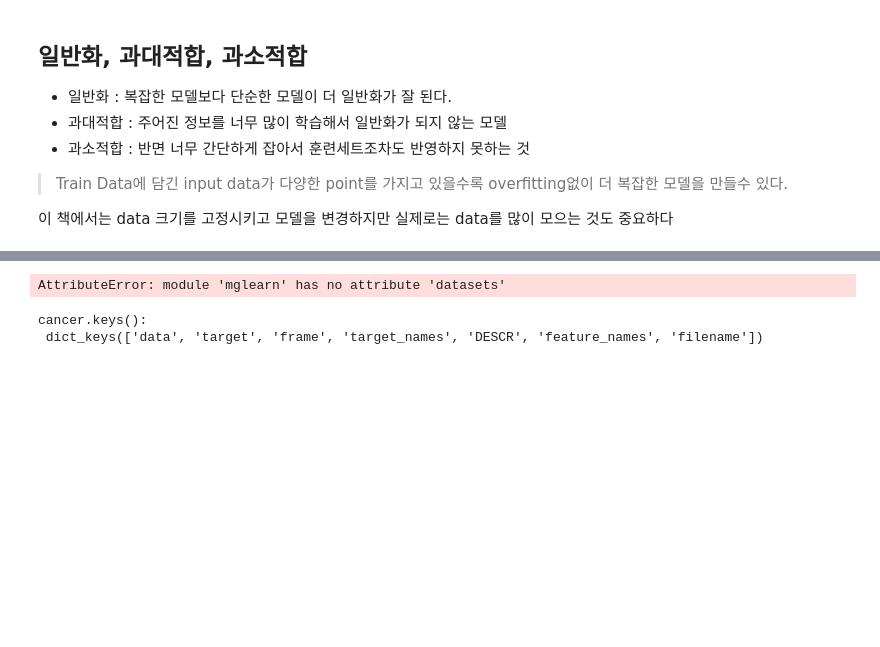
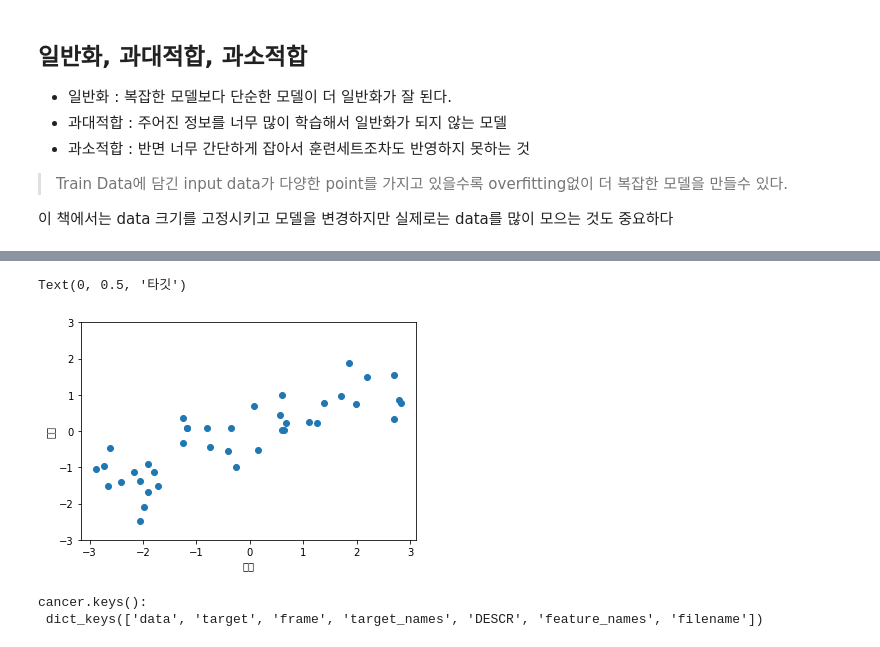
Before and after one commit to chihun-jang/..., a Jupyter notebook: datastudy/2) 지도학습.ipynb, the cells around one changed output, grey strips where cells are left out. Drawn from its saved outputs; the diff is of its cells as text; code cells hidden in the pictures; blank space fills up the shorter version.

```diff
--- a/datastudy/2) 지도학습.ipynb
+++ b/datastudy/2) 지도학습.ipynb
@@ -37,11 +37,12 @@ AttributeError: module 'mglearn' has no attribute 'datasets'
 # %%
 X, y = mglearn.datasets.make_wave(n_samples=40)
-plt.plog(X,y,"o")
+plt.plot(X,y,"o")
 plt.ylim(-3,3)
 plt.xlabel("특성")
 plt.ylabel("타깃")
 # %% [output]
-AttributeError: module 'mglearn' has no attribute 'datasets'
+Text(0, 0.5, '타깃')
+[figure, added]
 # %%
 from sklearn.datasets import load_breast_cancer
 
```
Also changed, not shown: parts of 40 cells of this notebook.
